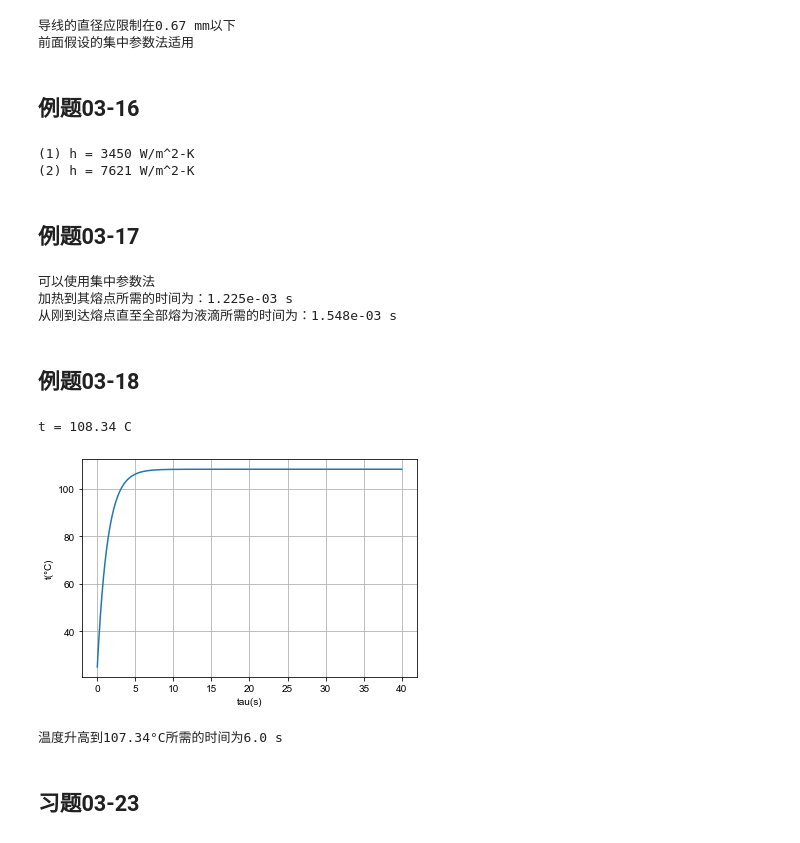
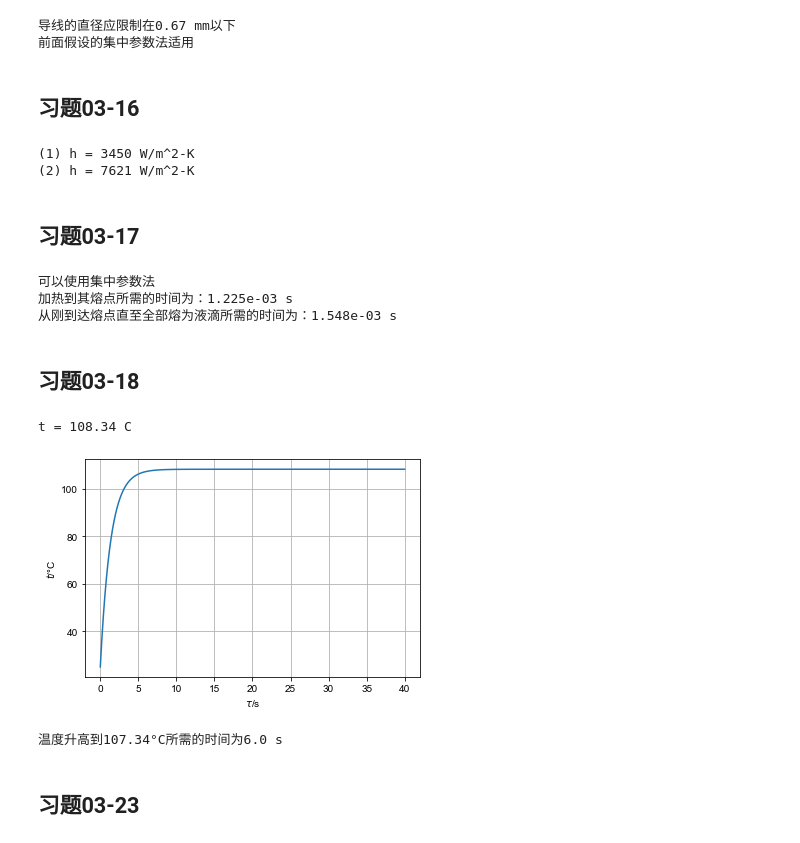
Before and after one commit to hustquick/HeatTransfer, a Jupyter notebook: jupyter/第03章习题.ipynb, the cells around one changed output. Cells and saved outputs as stored; diff of their text form; code cells hidden in the pictures.

```diff
--- a/jupyter/第03章习题.ipynb
+++ b/jupyter/第03章习题.ipynb
@@ -183,7 +183,7 @@ else:
 导线的直径应限制在0.67 mm以下
 前面假设的集中参数法适用
 # %% [markdown]
-## 例题03-16
+## 习题03-16
 # %%
 d = 20e-3
 shape = 'S'
@@ -220,7 +220,7 @@ for i, tau in enumerate(tau_list):
 (1) h = 3450 W/m^2-K
 (2) h = 7621 W/m^2-K
 # %% [markdown]
-## 例题03-17
+## 习题03-17
 # %%
 shape = 'C'
 T_oo = 1e4
@@ -263,7 +263,7 @@ print(f'从刚到达熔点直至全部熔为液滴所需的时间为：{Delta_ta
 加热到其熔点所需的时间为：1.225e-03 s
 从刚到达熔点直至全部熔为液滴所需的时间为：1.548e-03 s
 # %% [markdown]
-## 例题03-18
+## 习题03-18
 # %%
 d = 1e-3
 t_oo = 25
@@ -283,36 +283,36 @@ print(f't = {t_balance:.2f} C')
 
 # dt_dtau = \dfrac{I^2 R_l - \pi h d (t - t_oo)}{\pi c \rho d^2 / 4}
 def derivative(x, t):
     return np.vstack((t[1], -(I**2 * R_l - h * np.pi * d * (t[0] - t_oo)) / (np.pi * c * rho * d**2 / 4)))
 
 
 # 定义边界条件，t(0) = t_oo, t(np.inf) = t
 # 边界条件函数的t_a和t_b参数为边界条件的起始和终止点
 def bc(t_a, t_b):
     return np.array([t_a[0] - t_oo, t_b[1]])
 
 
 N = 1000
 tau_oo = 40
 tau = np.linspace(0, tau_oo, N)
 t = np.zeros((2, tau.size))
 t[0, 0] = t_oo
 result = solve_bvp(derivative, bc, tau, t)
 
 x_plot = np.linspace(0, tau_oo, N)
 t_plot = result.sol(x_plot)[0]
 plt.plot(x_plot, t_plot)
 plt.grid()
-plt.xlabel('tau(s)')
-plt.ylabel('t(°C)')
+plt.xlabel(r'$\tau$/s')
+plt.ylabel('$t$/°C')
 plt.show()
 
 t_search = t_balance - Delta_t
 arg = find_nearest(t_plot, t_search)
 print(f'温度升高到{t_search:.2f}°C所需的时间为{x_plot[arg]:.1f} s')
 # %% [output]
 t = 108.34 C
-[figure, old version]
+[figure, new version]
 温度升高到107.34°C所需的时间为6.0 s
 # %% [markdown]
 ## 习题03-23
```
Also changed, not shown: parts of 5 cells of this notebook, 7 other files.
